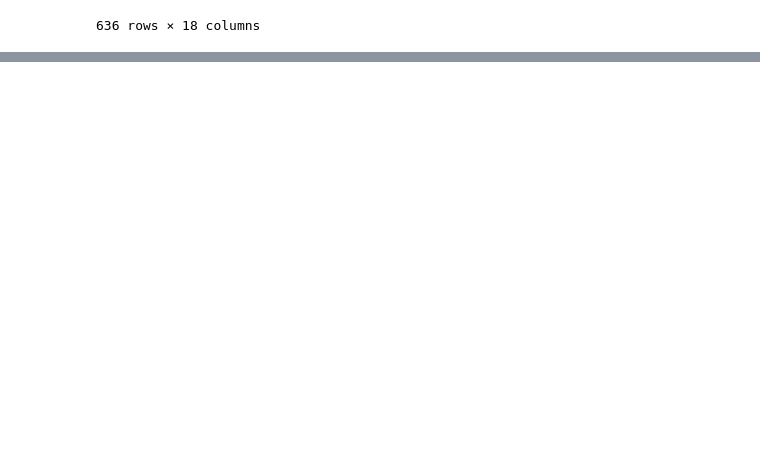
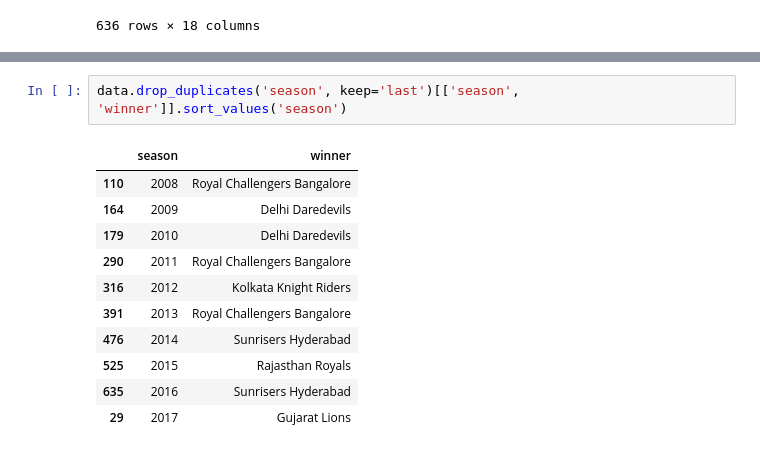
Before and after one commit to hrishavraj89/pandas, a Jupyter notebook: IPL_Analysis.ipynb, the cells around one changed output, grey strips where cells are left out. Cells and saved outputs as stored; diff of their text form; blank space fills up the shorter version.

```diff
--- a/IPL_Analysis.ipynb
+++ b/IPL_Analysis.ipynb
@@ -587,0 +619,14 @@ data.sort_values(['city', 'date'], ascending=[True, False])
+# %%
+data.drop_duplicates('season', keep='last')[['season', 'winner']].sort_values('season')
+# %% [output]
+|  | season | winner |
+| 110 | 2008 | Royal Challengers Bangalore |
+| 164 | 2009 | Delhi Daredevils |
+| 179 | 2010 | Delhi Daredevils |
+| 290 | 2011 | Royal Challengers Bangalore |
+| 316 | 2012 | Kolkata Knight Riders |
+| 391 | 2013 | Royal Challengers Bangalore |
+| 476 | 2014 | Sunrisers Hyderabad |
+| 525 | 2015 | Rajasthan Royals |
+| 635 | 2016 | Sunrisers Hyderabad |
+| 29 | 2017 | Gujarat Lions |
```
Also changed, not shown: parts of 3 cells of this notebook.
